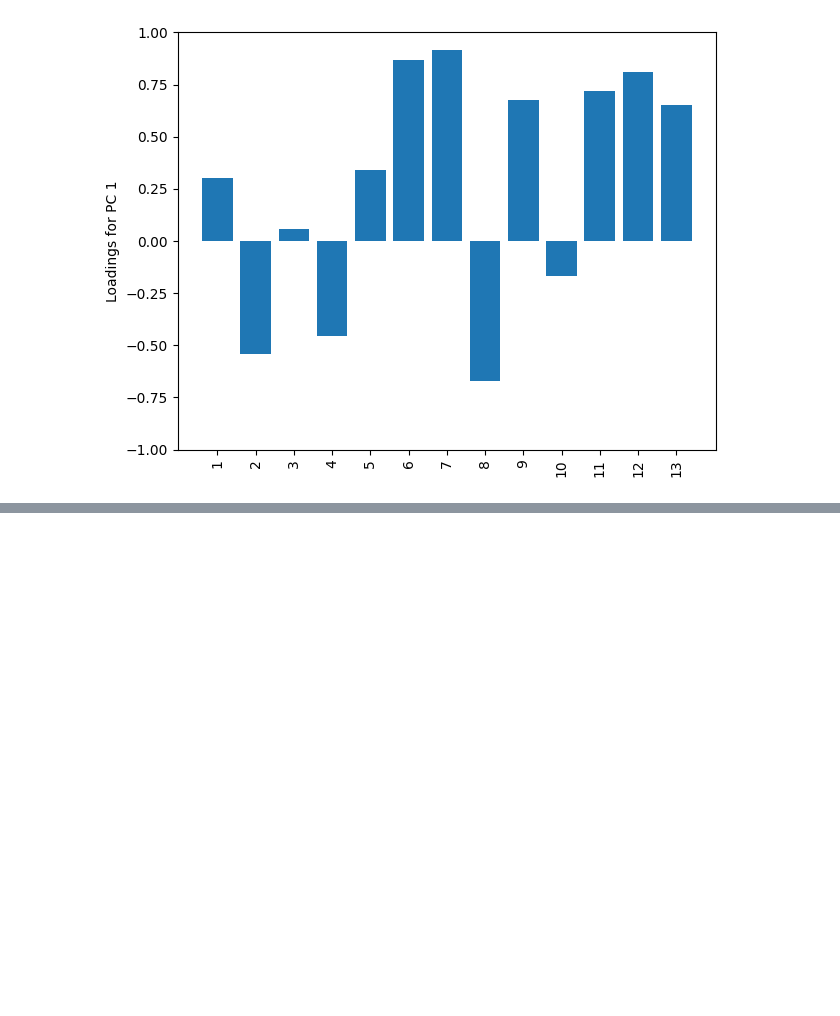
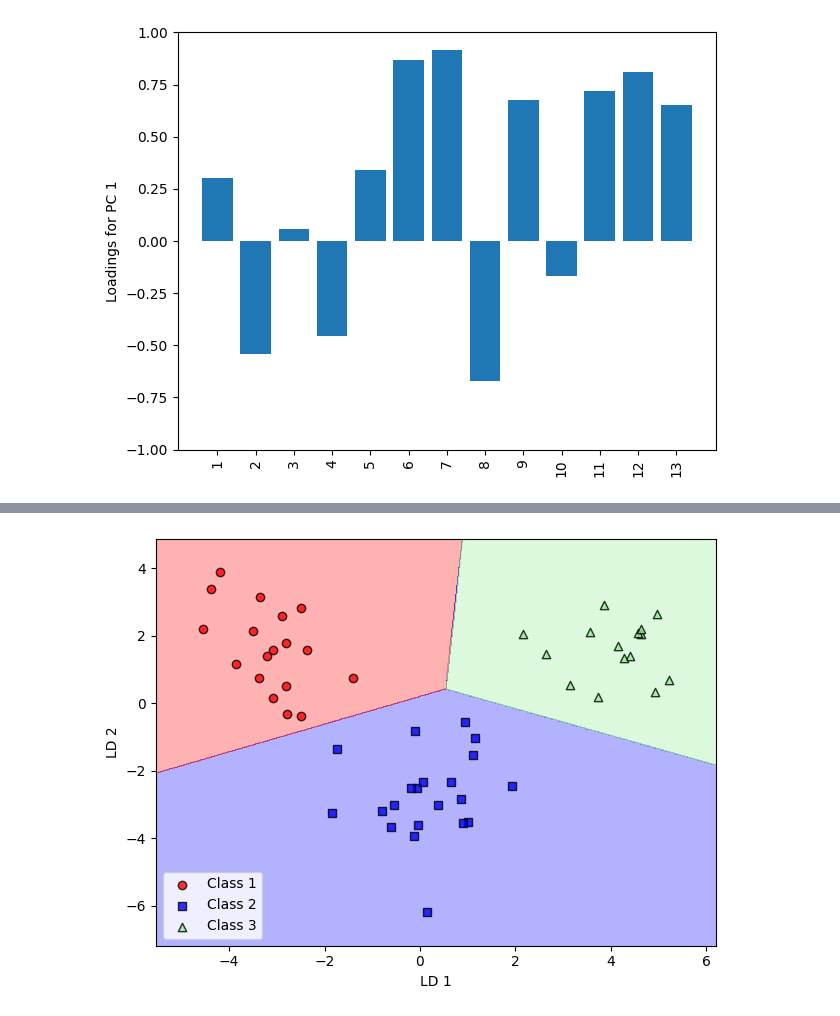
Before and after one commit to mathcslearner/ML_Implementation, a Jupyter notebook: dim_reduction.ipynb, the cells around one changed output, grey strips where cells are left out. Drawn from its saved outputs; the diff is of its cells as text; code cells hidden in the pictures; blank space fills up the shorter version.

```diff
--- a/dim_reduction.ipynb
+++ b/dim_reduction.ipynb
@@ -189,0 +351,11 @@ plt.show()
+# %%
+# Look at results on test dataset
+X_test_lda = lda.transform(X_test_std)
+plot_decision_regions(X_test_lda, y_test, classifier=lr)
+plt.xlabel('LD 1')
+plt.ylabel('LD 2')
+plt.legend(loc='lower left')
+plt.tight_layout()
+plt.show()
+# %% [output]
+[figure, added]
```
Also changed, not shown: parts of 14 cells of this notebook.
